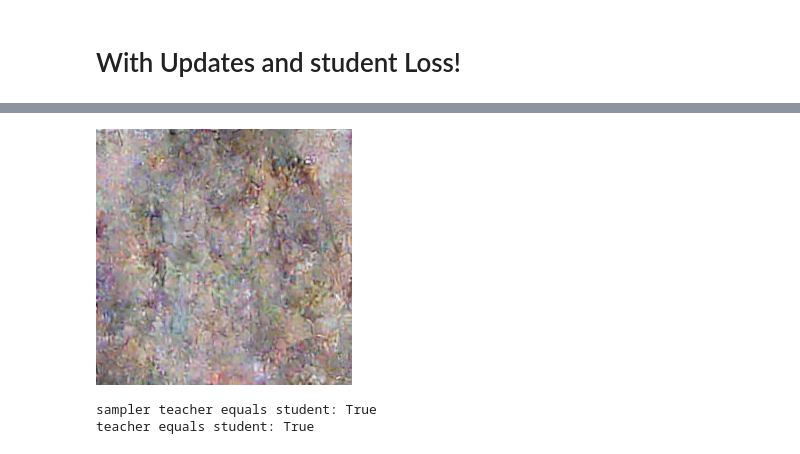
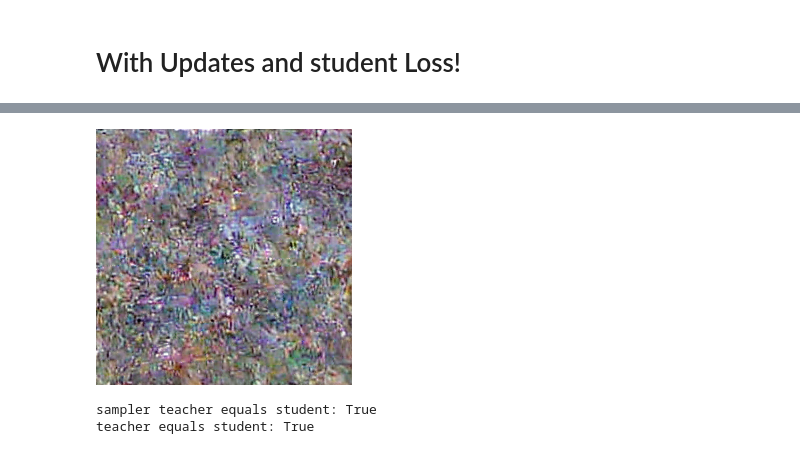
Before and after one commit to Pmobilee/DSD, a Jupyter notebook: cin_256/Cin_256_custom.ipynb, the cells around one changed output, grey strips where cells are left out. Cells and saved outputs as stored; diff of their text form; code cells hidden in the pictures.

```diff
--- a/cin_256/Cin_256_custom.ipynb
+++ b/cin_256/Cin_256_custom.ipynb
@@ -187,11 +180,11 @@ making attention of type 'vanilla' with 512 in_channels
 # %%
-# def mse_loss(teacher, student):
-#     [b, c, h, w] = teacher.shape
-#     size = c * h * w
-#     teacher = teacher.flatten()
-#     student = student.flatten()
-#     return torch.sum((teacher - student) ** 2) / size
+def mse_loss(teacher, student):
+    [b, c, h, w] = teacher.shape
+    size = c * h * w
+    teacher = teacher.flatten()
+    student = student.flatten()
+    return torch.sum((teacher - student) ** 2) / size
 
-# MSEloss = nn.MSELoss()
-# # torch.set_grad_enabled(True)
+MSEloss = nn.MSELoss()
+# torch.set_grad_enabled(True)
 # %%
@@ -462,12 +324,12 @@ Image.fromarray(grid.astype(np.uint8))
 # %%
-x_samples_ddim = teacher.decode_first_stage(student_intermediate["x_inter"][-1])
+x_samples_ddim = student.decode_first_stage(student_intermediate["x_inter"][-1])
 x_samples_ddim = torch.clamp((x_samples_ddim+1.0)/2.0, min=0.0, max=1.0)
 grid = rearrange(x_samples_ddim, 'b c h w -> (b) c h w')
 grid = make_grid(grid, nrow=1)
 grid = 255. * rearrange(grid, 'c h w -> h w c').cpu().numpy()
 Image.fromarray(grid.astype(np.uint8))
 # %% [output]
-[figure, old version]
+[figure, new version]
 # %%
 # state_teacher = sampler_teacher.model.state_dict().__str__()
 # state_student = sampler_student.model.state_dict().__str__()
```
Also changed, not shown: parts of 18 cells of this notebook, 4 other files.
